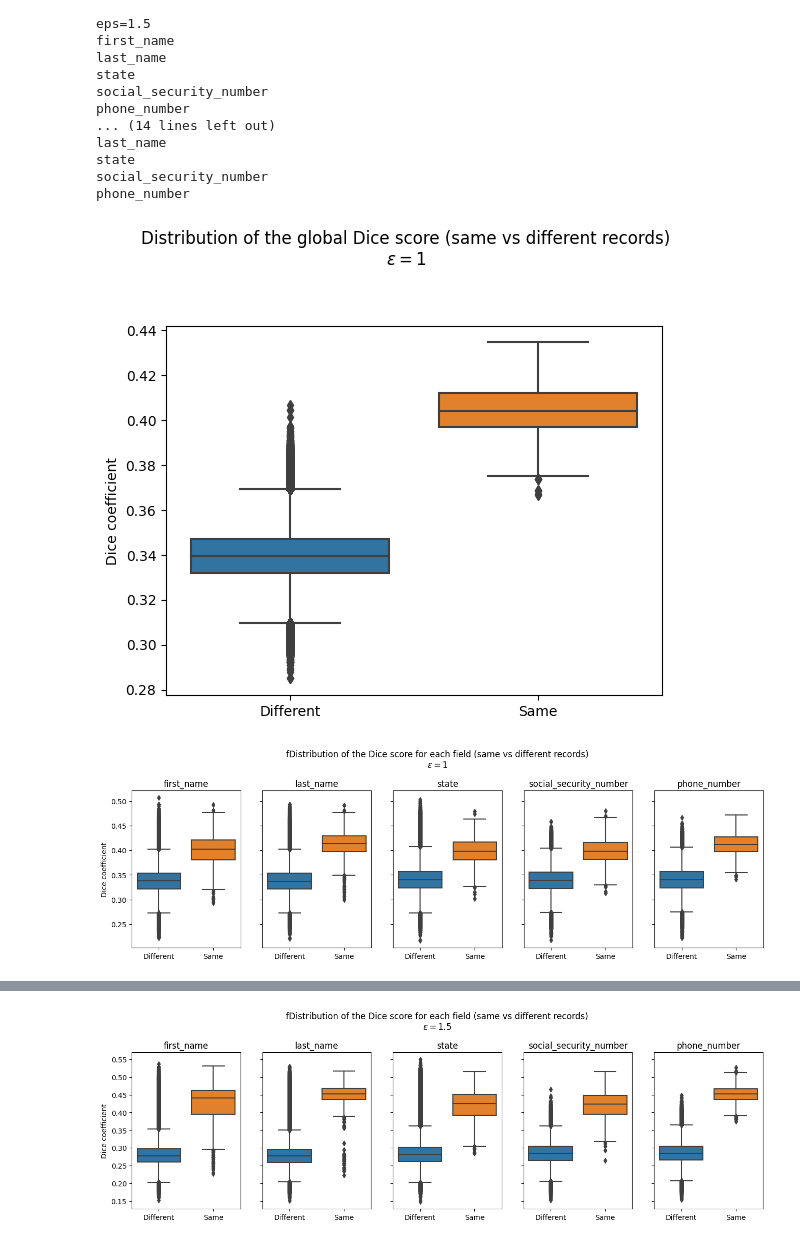
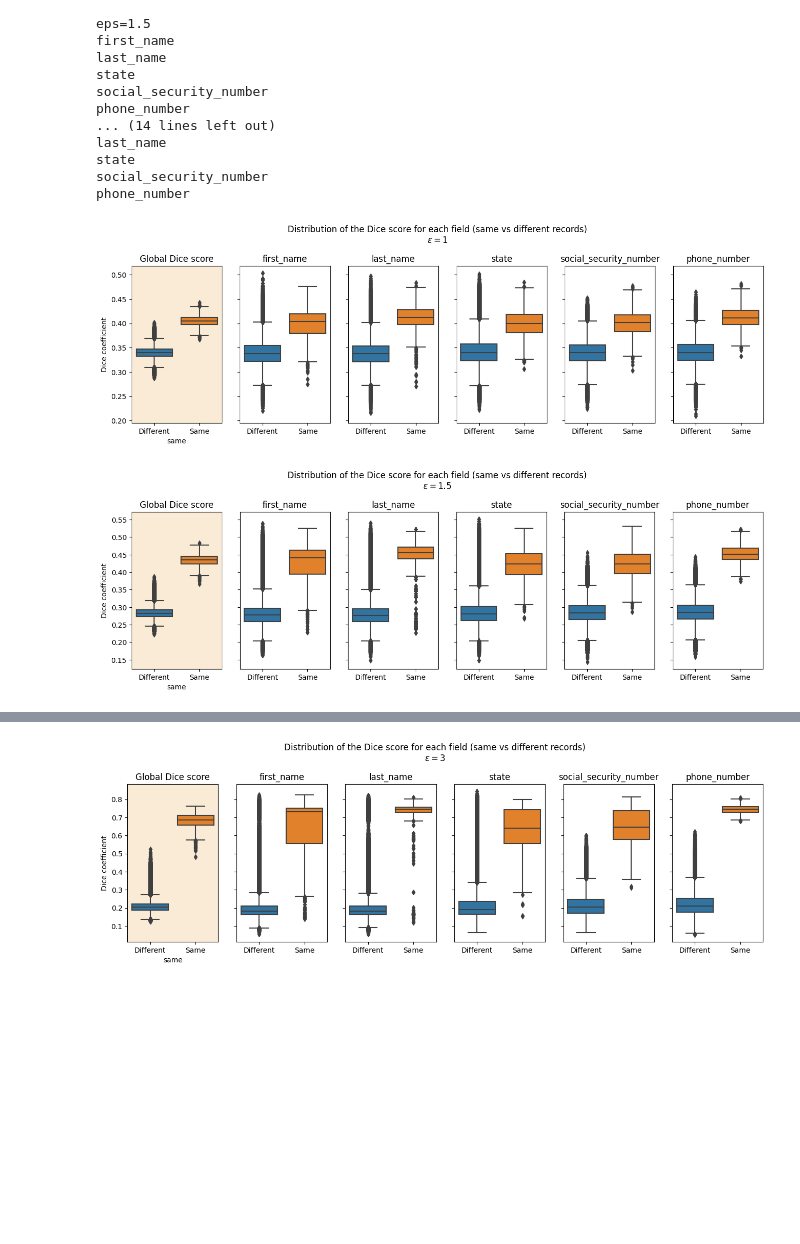
Before and after one commit to curesdev/linkage, a Jupyter notebook: Pipeline.ipynb, the cells around one changed output, grey strips where cells are left out. Saved outputs shown, nothing was run; the diff lists cells and outputs as text; code cells hidden in the pictures; blank space fills up the shorter version.

```diff
--- a/Pipeline.ipynb
+++ b/Pipeline.ipynb
@@ -32,7 +32,7 @@ L = 1000
 kn = 150
 EPS = [1, 1.5, 2, 3, 4]
 
-dices = []
+DICES = []
 
 for eps in EPS:
     print(f"eps={eps}")
@@ -47,7 +47,7 @@ for eps in EPS:
 
     df["joined_bf"] = [np.array(list(itertools.chain(*[getattr(row, f"token_{field}") for field in FIELDS + NUMBER_FIELDS]))) for row in df.itertuples()]
 
-    dices.append(pd.DataFrame.from_records(
+    DICES.append(pd.DataFrame.from_records(
         [
             dict(
                 [
@@ -86,26 +86,21 @@ state
 social_security_number
 phone_number
 # %%
-for eps, dices in zip(EPS, dices):
-    # Global Dice score distribution
-    sns.boxplot(x="same", y="dice", data=dices)
-    plt.suptitle(f"Distribution of the global Dice score (same vs different records)\n$\epsilon={eps}$", y=1.08)
-    plt.xticks([False, True], labels=["Different", "Same"])
-    plt.xlabel("")
-    plt.ylabel("Dice coefficient")
-    plt.show()
-
+for eps, dices in zip(EPS, DICES):
     # Dice score distribution for each field
-    fig, axs = plt.subplots(1, len(ALL_FIELDS), sharex=True, sharey=True, figsize=(16, 4))
-    for ax, field in zip(axs, ALL_FIELDS):
+    fig, axs = plt.subplots(1, 1+len(ALL_FIELDS), sharex=True, sharey=True, figsize=(16, 4))
+    sns.boxplot(x="same", y=f"dice", data=dices, ax=axs[0])
+    axs[0].set_title("Global Dice score")
+    axs[0].set_facecolor('antiquewhite')
+    for ax, field in zip(axs[1:], ALL_FIELDS):
         sns.boxplot(x="same", y=f"dice_{field}", data=dices, ax=ax)
         ax.set_title(field)
         ax.set_ylabel("")
         ax.set_xticklabels(["Different", "Same"])
         ax.set_xlabel("")
     axs[0].set_ylabel("Dice coefficient")
-    fig.suptitle(f"fDistribution of the Dice score for each field (same vs different records)\n$\epsilon={eps}$", y=1.08)
+    fig.suptitle(f"Distribution of the Dice score for each field (same vs different records)\n$\epsilon={eps}$", y=1.08)
     plt.show()
 # %% [output]
-[figure, old version]
+[figure, new version]
-[figure, old version]
+[figure, new version]
@@ -113 +108 @@ for eps, dices in zip(EPS, dices):
-[figure, old version]
+[figure, new version]
```
Also changed, not shown: parts of 4 cells of this notebook, 2 other files.
